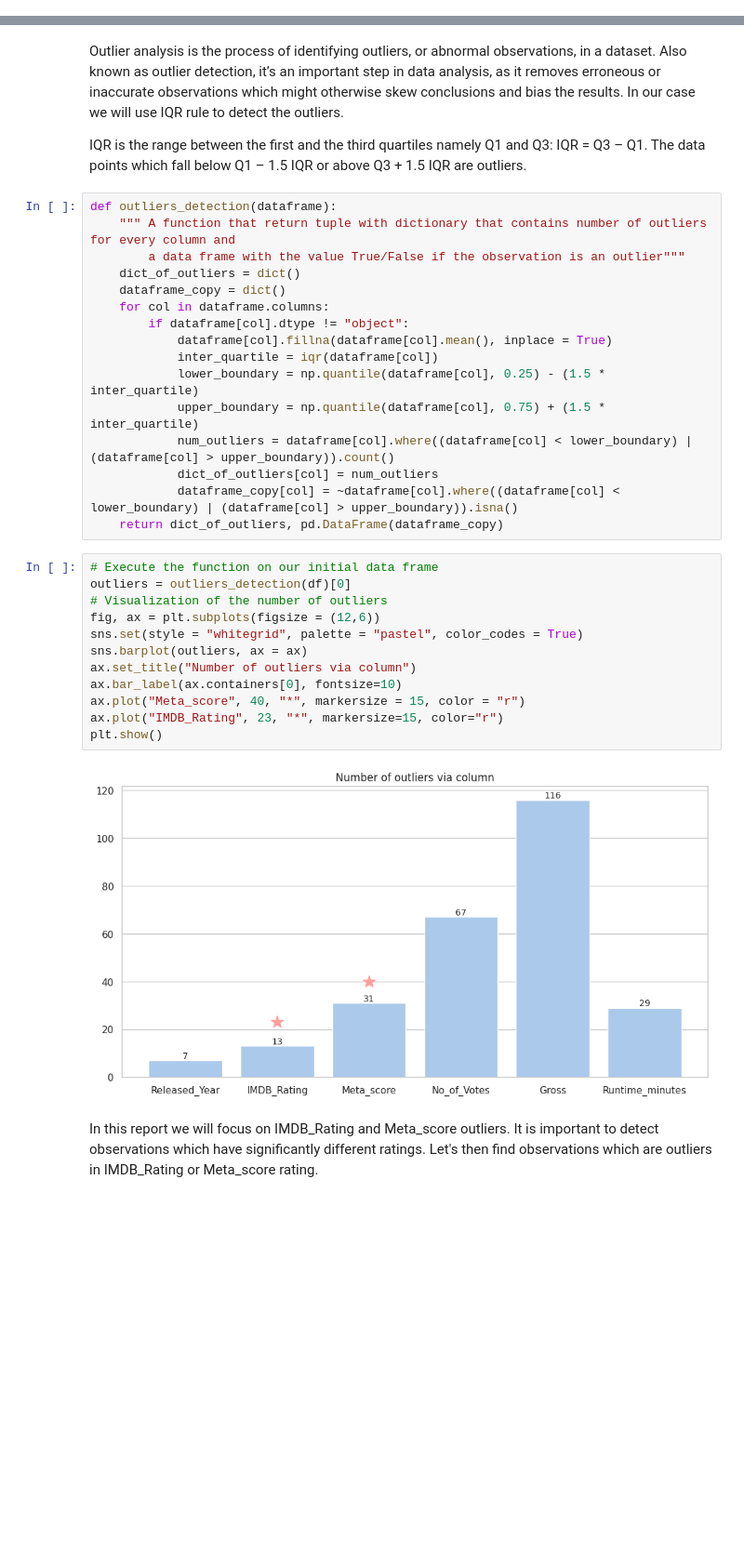
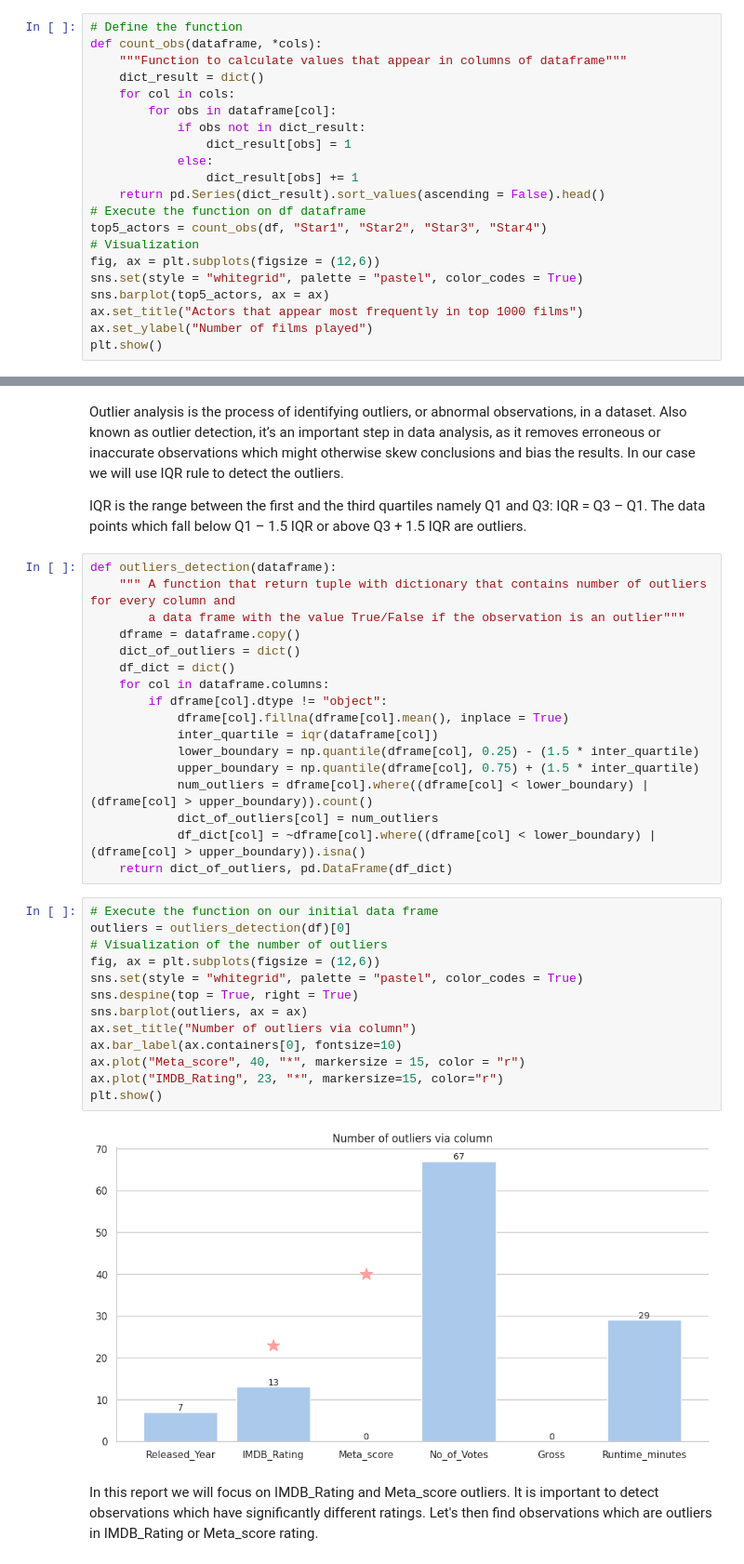
Before and after one commit to Hubert-Magdziak/sql-python-project, a Jupyter notebook: movies_exploration.ipynb, the cells around one changed output, grey strips where cells are left out. Shown: that part at 93% size. Cells and saved outputs as stored; diff of their text form; blank space fills up the shorter version.

```diff
--- a/movies_exploration.ipynb
+++ b/movies_exploration.ipynb
@@ -37,0 +43,21 @@ df.head()
+# %%
+# Define the function
+def count_obs(dataframe, *cols):
+    """Function to calculate values that appear in columns of dataframe"""
+    dict_result = dict()
+    for col in cols:
+        for obs in dataframe[col]:
+            if obs not in dict_result:
+                dict_result[obs] = 1
+            else:
+                dict_result[obs] += 1
+    return pd.Series(dict_result).sort_values(ascending = False).head()
+# Execute the function on df dataframe
+top5_actors = count_obs(df, "Star1", "Star2", "Star3", "Star4")
+# Visualization
+fig, ax = plt.subplots(figsize = (12,6))
+sns.set(style = "whitegrid", palette = "pastel", color_codes = True)
+sns.barplot(top5_actors, ax = ax)
+ax.set_title("Actors that appear most frequently in top 1000 films")
+ax.set_ylabel("Number of films played")
+plt.show()
@@ -45,32 +73,34 @@ IQR is the range between the first and the third quartiles namely Q1 and Q3: IQR
 def outliers_detection(dataframe):
     """ A function that return tuple with dictionary that contains number of outliers for every column and
         a data frame with the value True/False if the observation is an outlier"""
+    dframe = dataframe.copy()
     dict_of_outliers = dict()
-    dataframe_copy = dict()
+    df_dict = dict()
     for col in dataframe.columns:
-        if dataframe[col].dtype != "object":
-            dataframe[col].fillna(dataframe[col].mean(), inplace = True)
+        if dframe[col].dtype != "object":
+            dframe[col].fillna(dframe[col].mean(), inplace = True)
             inter_quartile = iqr(dataframe[col])
-            lower_boundary = np.quantile(dataframe[col], 0.25) - (1.5 * inter_quartile)
-            upper_boundary = np.quantile(dataframe[col], 0.75) + (1.5 * inter_quartile)
-            num_outliers = dataframe[col].where((dataframe[col] < lower_boundary) | (dataframe[col] > upper_boundary)).count()
+            lower_boundary = np.quantile(dframe[col], 0.25) - (1.5 * inter_quartile)
+            upper_boundary = np.quantile(dframe[col], 0.75) + (1.5 * inter_quartile)
+            num_outliers = dframe[col].where((dframe[col] < lower_boundary) | (dframe[col] > upper_boundary)).count()
             dict_of_outliers[col] = num_outliers
-            dataframe_copy[col] = ~dataframe[col].where((dataframe[col] < lower_boundary) | (dataframe[col] > upper_boundary)).isna()
-    return dict_of_outliers, pd.DataFrame(dataframe_copy)
+            df_dict[col] = ~dframe[col].where((dframe[col] < lower_boundary) | (dframe[col] > upper_boundary)).isna()
+    return dict_of_outliers, pd.DataFrame(df_dict)
 # %%
 # Execute the function on our initial data frame
 outliers = outliers_detection(df)[0]
 # Visualization of the number of outliers
 fig, ax = plt.subplots(figsize = (12,6))
 sns.set(style = "whitegrid", palette = "pastel", color_codes = True)
+sns.despine(top = True, right = True)
 sns.barplot(outliers, ax = ax)
 ax.set_title("Number of outliers via column")
 ax.bar_label(ax.containers[0], fontsize=10)
 ax.plot("Meta_score", 40, "*", markersize = 15, color = "r")
 ax.plot("IMDB_Rating", 23, "*", markersize=15, color="r")
 plt.show()
 # %% [output]
-[figure, old version]
+[figure, new version]
 # %% [markdown]
 In this report we will focus on IMDB_Rating and Meta_score outliers. It is important to detect observations which have significantly different ratings. Let's then find observations which are outliers in IMDB_Rating or Meta_score rating.
 # %%
```
Also changed, not shown: parts of 29 cells of this notebook.
